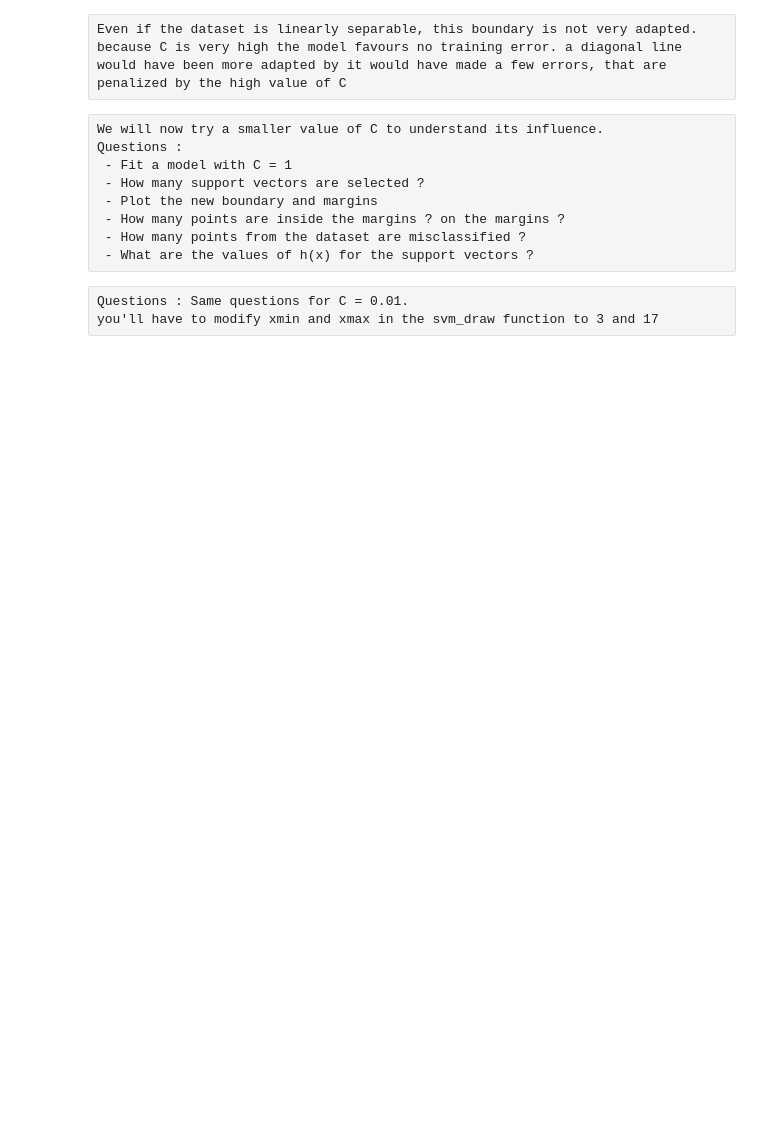
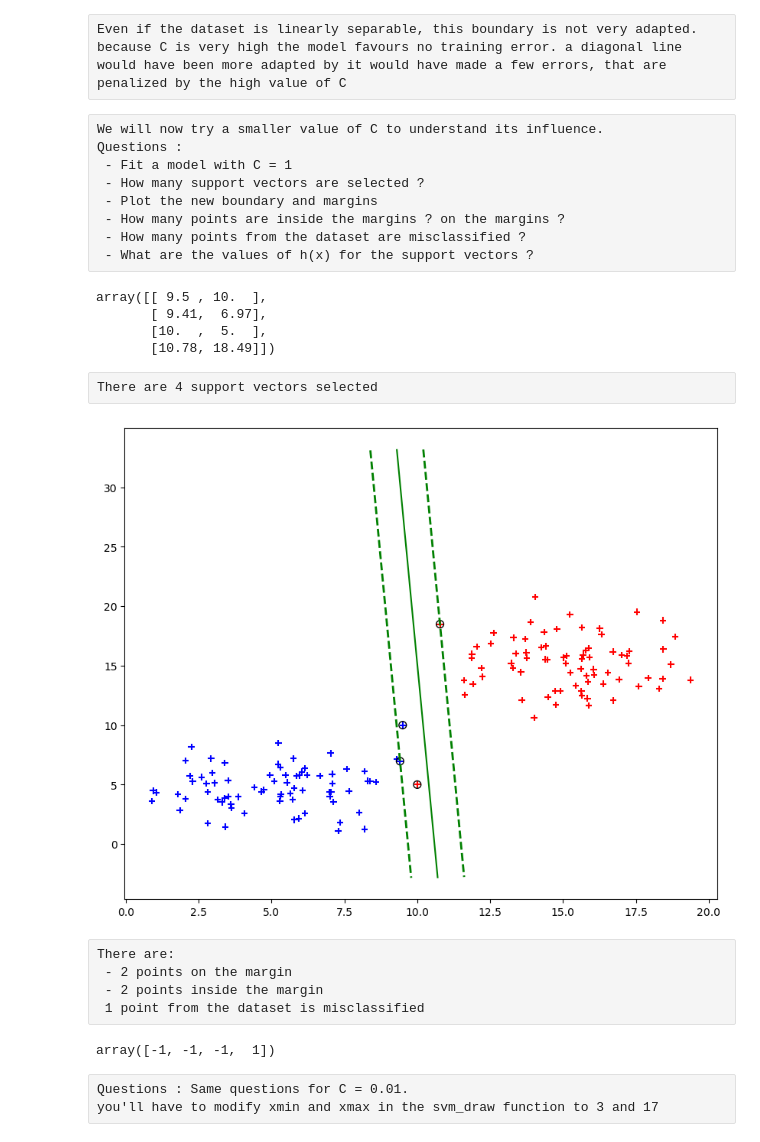
Before and after one commit to maodo/miage_fst, a Jupyter notebook: TP5/TP_SVM_student.ipynb, the cells around one changed output. Drawn from its saved outputs; the diff is of its cells as text; code cells hidden in the pictures; blank space fills up the shorter version.

```diff
--- a/TP5/TP_SVM_student.ipynb
+++ b/TP5/TP_SVM_student.ipynb
@@ -182,6 +210,30 @@ Questions :
  - How many points are inside the margins ? on the margins ?
  - How many points from the dataset are misclassified ?
  - What are the values of h(x) for the support vectors ?
+# %%
+model_svm_c1 = svm.SVC(C = 1, kernel = 'linear').fit(dataset.iloc[:,:-1], dataset.y)
+# %%
+model_svm_c1.support_vectors_
+# %% [output]
+array([[ 9.5 , 10.  ],
+       [ 9.41,  6.97],
+       [10.  ,  5.  ],
+       [10.78, 18.49]])
+# %% [raw]
+There are 4 support vectors selected
+# %%
+svm_draw(model_svm_c1, 9.3, 10.7, dataset)
+# %% [output]
+[figure, added]
+# %% [raw]
+There are:
+ - 2 points on the margin
+ - 2 points inside the margin
+ 1 point from the dataset is misclassified
+# %%
+model_svm_c1.predict(model_svm_c1.support_vectors_)
+# %% [output]
+array([-1, -1, -1,  1])
 # %% [raw]
 Questions : Same questions for C = 0.01.
 you'll have to modify xmin and xmax in the svm_draw function to 3 and 17
```
Also changed, not shown: parts of 49 cells of this notebook, 1 other file.
